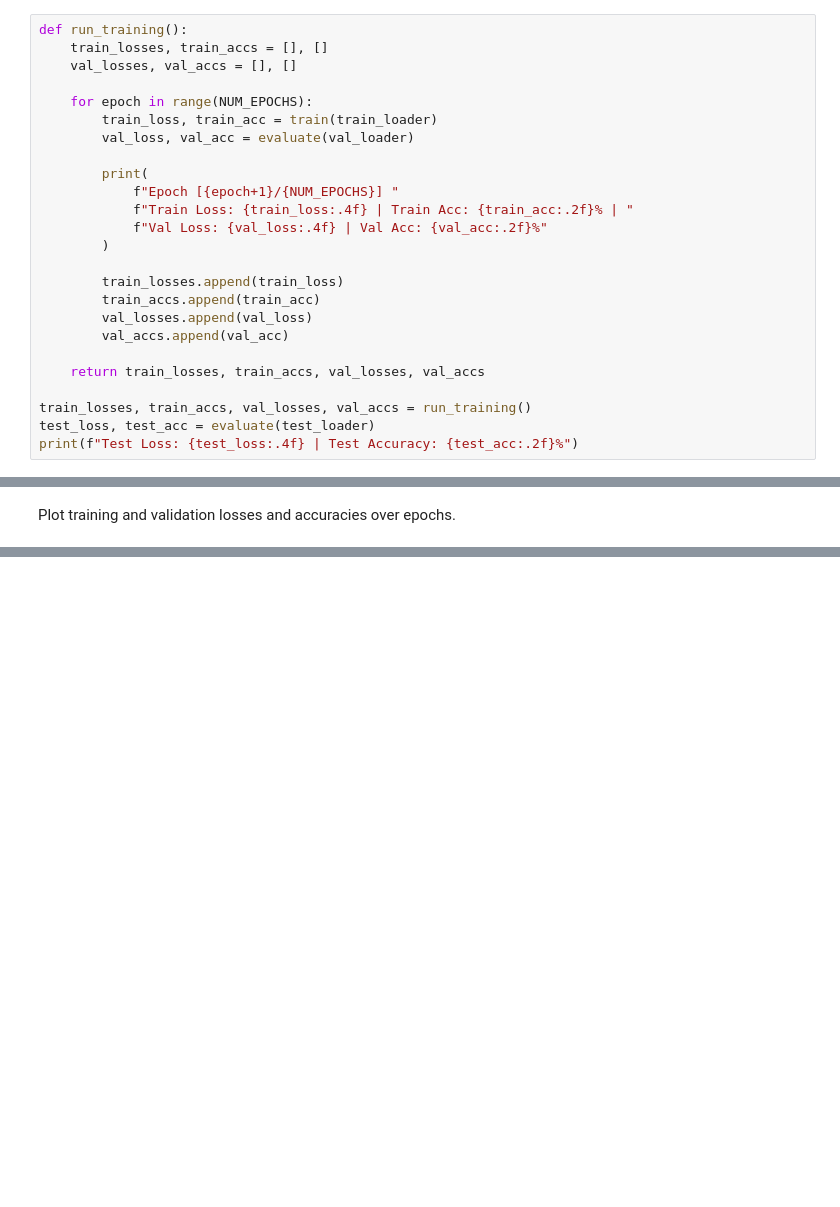
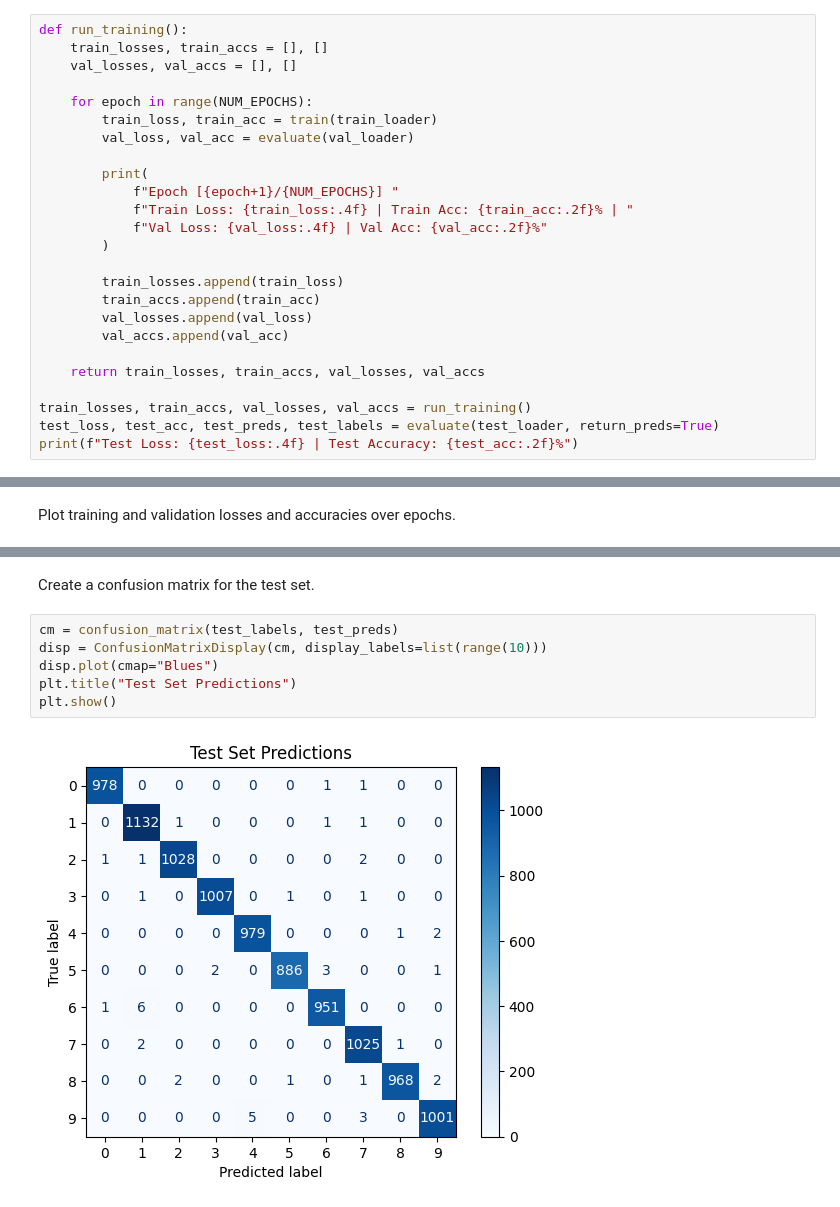
Before and after one commit to collin-garrison/mnist-digit-classifier, a Jupyter notebook: main.ipynb, the cells around one changed output, grey strips where cells are left out. Saved outputs shown, nothing was run; the diff lists cells and outputs as text; blank space fills up the shorter version.

Commit message:
Add a confusion matrix for the test set

```diff
--- a/main.ipynb
+++ b/main.ipynb
@@ -139,6 +147,6 @@ def run_training():
     return train_losses, train_accs, val_losses, val_accs
 
 train_losses, train_accs, val_losses, val_accs = run_training()
-test_loss, test_acc = evaluate(test_loader)
+test_loss, test_acc, test_preds, test_labels = evaluate(test_loader, return_preds=True)
 print(f"Test Loss: {test_loss:.4f} | Test Accuracy: {test_acc:.2f}%")
 # %% [output]
@@ -177,0 +186,10 @@ plt.show()
+# %% [markdown]
+Create a confusion matrix for the test set.
+# %%
+cm = confusion_matrix(test_labels, test_preds)
+disp = ConfusionMatrixDisplay(cm, display_labels=list(range(10)))
+disp.plot(cmap="Blues")
+plt.title("Test Set Predictions")
+plt.show()
+# %% [output]
+[figure, added]
```
Also changed, not shown: parts of 4 cells of this notebook.
